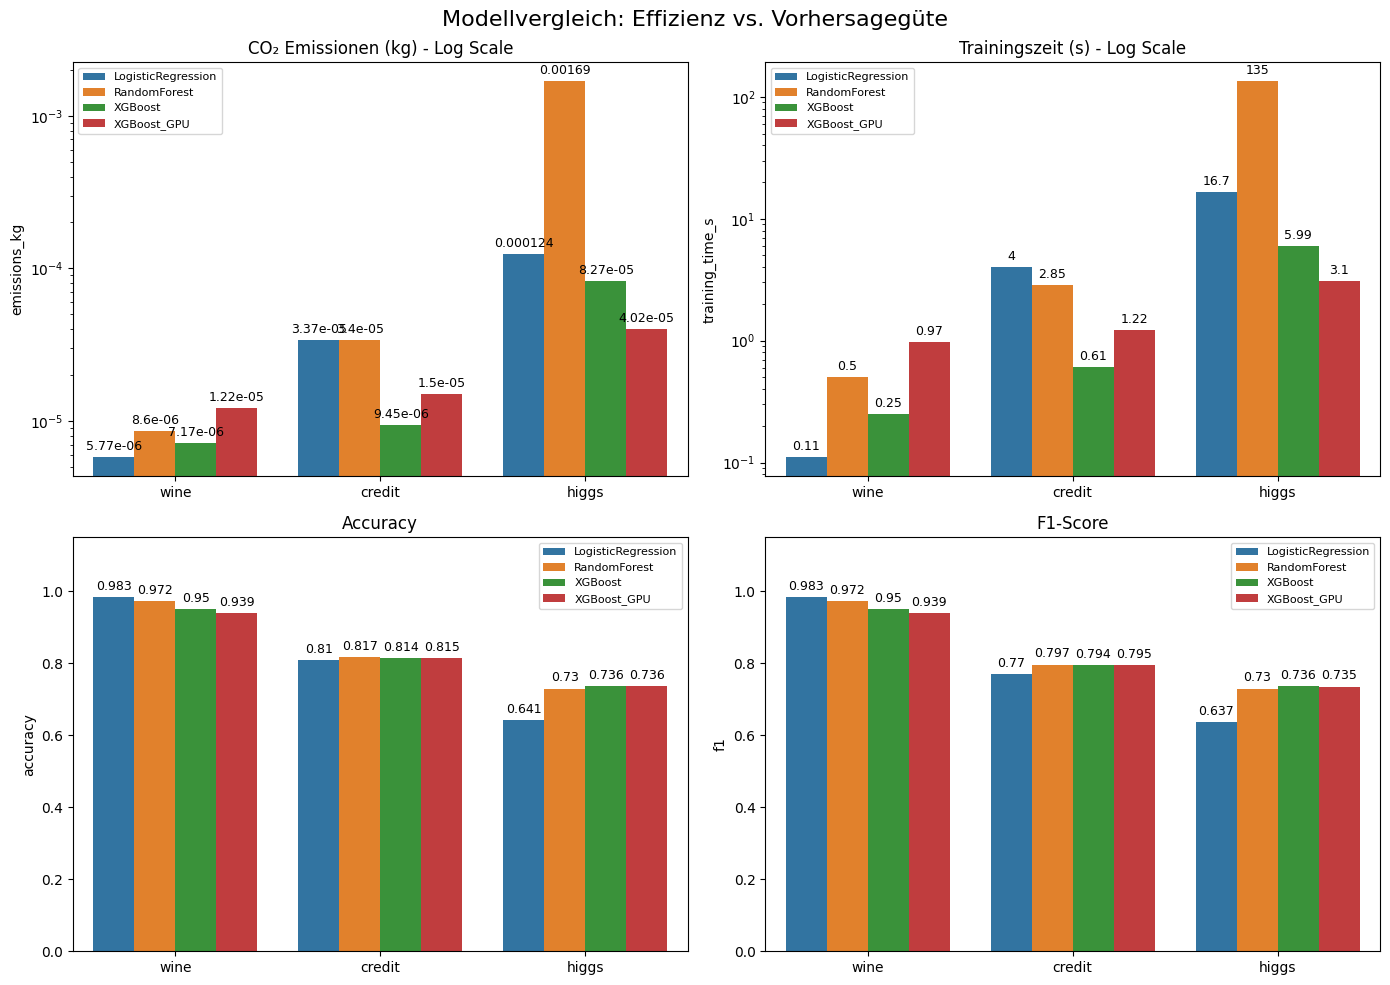
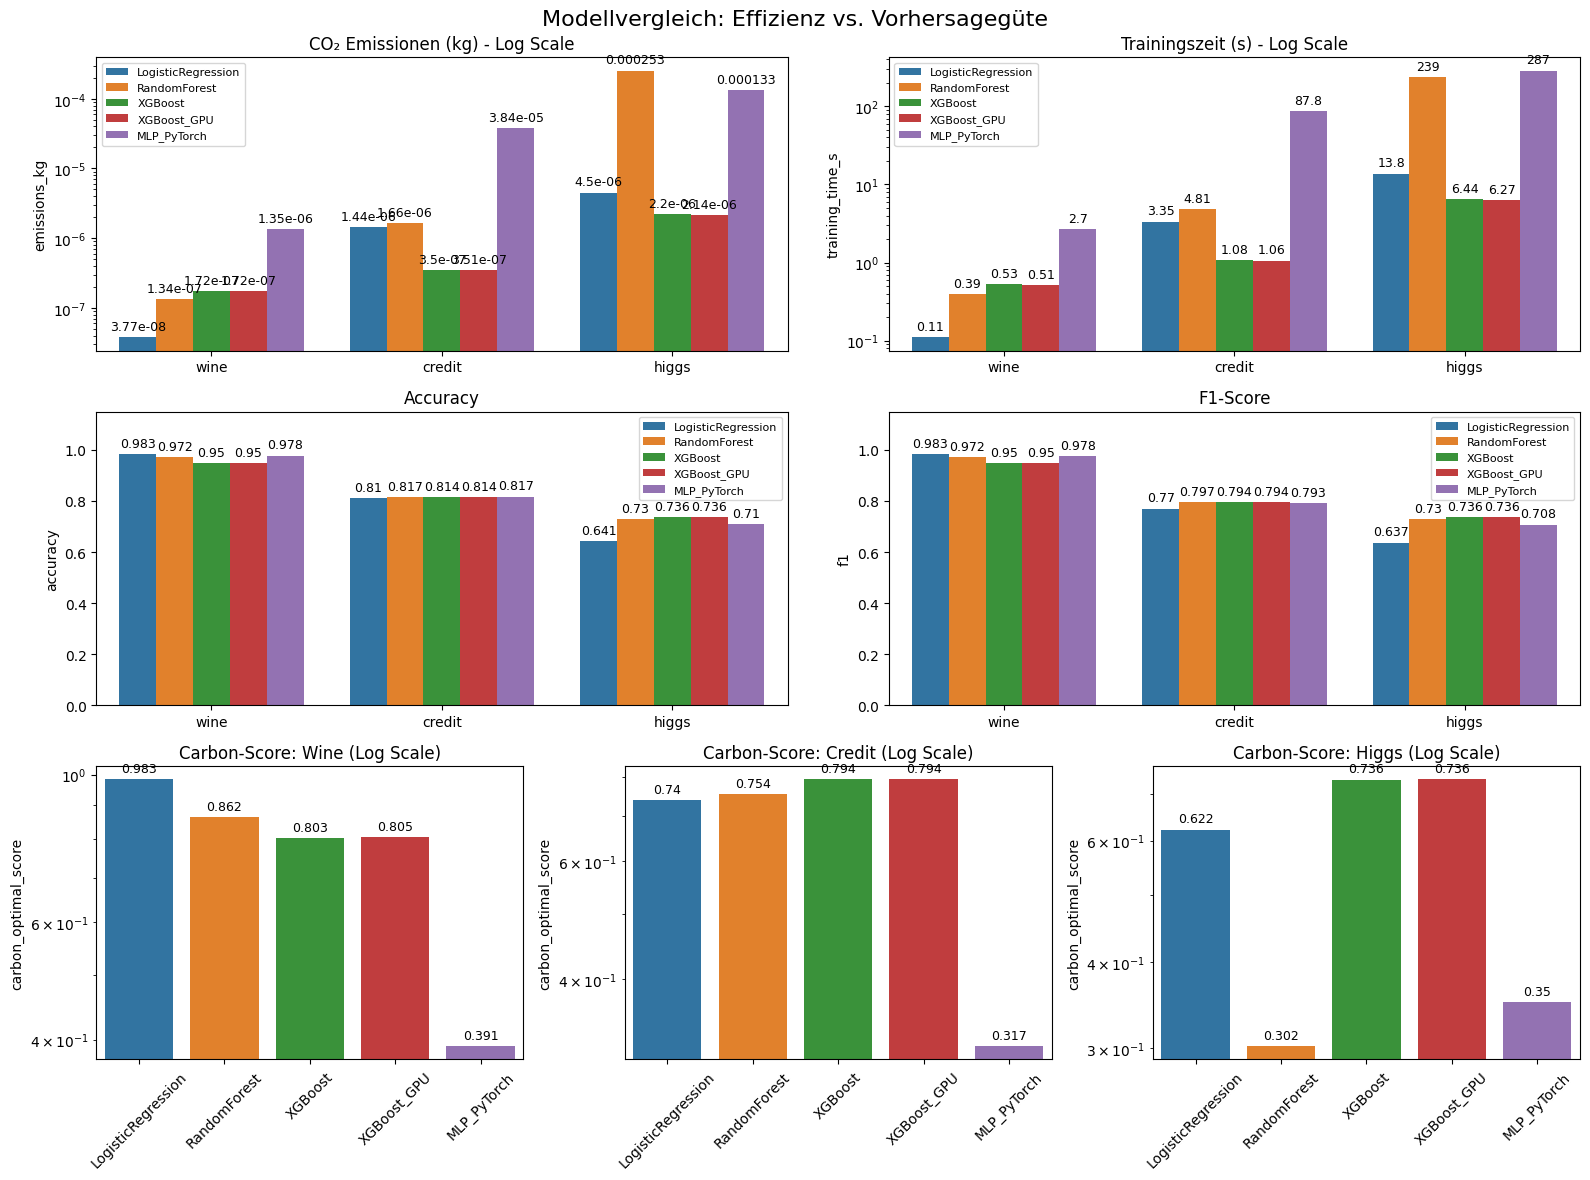
The change to this notebook cell's code, shown as a diff; its figure went from the first image to the second:
--- before
+++ after
@@ -1,59 +1,75 @@
-import pandas as pd
-import matplotlib.pyplot as plt
-import seaborn as sns
-
-# 1. Daten einlesen & bereinigen
 df = pd.read_csv("../results/results.csv")
 
-# Nur relevante Spalten behalten (score-Experimente ignorieren)
 df = df[["timestamp", "model", "dataset", "nrows", "accuracy", "f1", "emissions_kg", "training_time_s"]]
 
-# Neuesten Run pro Kombination behalten
 df = df.drop_duplicates(subset=["dataset", "nrows", "model"], keep="last")
 
-# Label nur wo nötig (higgs hat mehrere nrows, wine/credit nicht)
-df["model_label"] = df.apply(
-    lambda r: f"{r['model']} ({r['nrows']})"
-    if df[df["dataset"] == r["dataset"]]["nrows"].nunique() > 1
-    else r["model"],
-    axis=1
-)
+# l_1 gibt der Trainingszeit etwas weniger Gewicht während l_2 die emissions mit voller Gewichtung betrachtet.
+# so soll ein langsames Modell was aber nicht so viel verbraucht nicht so hart bestraft werden wie eins was einfach viel CO2 ausschüttet 
+l_1 = 0.5
+l_2 = 1
 
-# 2. Visualisierung aufbauen
-fig, axes = plt.subplots(2, 2, figsize=(14, 10))
+min_time = df.groupby('dataset')['training_time_s'].transform('min')
+max_time = df.groupby('dataset')['training_time_s'].transform('max')
+df['time_scaled'] = (df['training_time_s'] - min_time) / (max_time - min_time)
+
+min_co2 = df.groupby('dataset')['emissions_kg'].transform('min')
+max_co2 = df.groupby('dataset')['emissions_kg'].transform('max')
+df['co2_scaled'] = (df['emissions_kg'] - min_co2) / (max_co2 - min_co2)
+
+df["carbon_optimal_score"] = df["f1"] / (1 + l_1 * df["time_scaled"] + l_2 * df["co2_scaled"])
+
+# Das Problem damit ist dass die Scores erst im Nachhinein jetzt im Notebook berechnet werden. Das müsste vielleicht geändert werden dass 
+# es die Normalisierung etc. während des durchlaufens von run_all.py macht. Muss ich aber gucken wie das geht. Weil ich müsste die ja dann
+# live normalisieren jedes mal wenn ein neuer wert rein kommt.
+layout = [
+    ["emissions", "emissions", "emissions", "time", "time", "time"],
+    ["acc", "acc", "acc", "f1", "f1", "f1"],
+    ["carb_wine", "carb_wine", "carb_credit", "carb_credit", "carb_higgs", "carb_higgs"]
+]
+
+fig, axes = plt.subplot_mosaic(layout, figsize=(16, 12))
 fig.suptitle("Modellvergleich: Effizienz vs. Vorhersagegüte", fontsize=16)
 
-# Oben Links: Emissionen
-sns.barplot(data=df, x="dataset", y="emissions_kg", hue="model_label", ax=axes[0, 0])
-axes[0, 0].set_title("CO₂ Emissionen (kg) - Log Scale")
-axes[0, 0].set_yscale("log")
-axes[0, 0].set_xlabel("")
+sns.barplot(data=df, x="dataset", y="emissions_kg", hue="model", ax=axes["emissions"])
+axes["emissions"].set_title("CO₂ Emissionen (kg) - Log Scale")
+axes["emissions"].set_yscale("log")
+axes["emissions"].set_xlabel("")
 
-# Oben Rechts: Trainingszeit
-sns.barplot(data=df, x="dataset", y="training_time_s", hue="model_label", ax=axes[0, 1])
-axes[0, 1].set_title("Trainingszeit (s) - Log Scale")
-axes[0, 1].set_yscale("log")
-axes[0, 1].set_xlabel("")
+sns.barplot(data=df, x="dataset", y="training_time_s", hue="model", ax=axes["time"])
+axes["time"].set_title("Trainingszeit (s) - Log Scale")
+axes["time"].set_yscale("log")
+axes["time"].set_xlabel("")
 
-# Unten Links: Accuracy
-sns.barplot(data=df, x="dataset", y="accuracy", hue="model_label", ax=axes[1, 0])
-axes[1, 0].set_title("Accuracy")
-axes[1, 0].set_ylim(0, 1.15)
-axes[1, 0].set_xlabel("")
+sns.barplot(data=df, x="dataset", y="accuracy", hue="model", ax=axes["acc"])
+axes["acc"].set_title("Accuracy")
+axes["acc"].set_ylim(0, 1.15)
+axes["acc"].set_xlabel("")
 
-# Unten Rechts: F1-Score
-sns.barplot(data=df, x="dataset", y="f1", hue="model_label", ax=axes[1, 1])
-axes[1, 1].set_title("F1-Score")
-axes[1, 1].set_ylim(0, 1.15)
-axes[1, 1].set_xlabel("")
+sns.barplot(data=df, x="dataset", y="f1", hue="model", ax=axes["f1"])
+axes["f1"].set_title("F1-Score")
+axes["f1"].set_ylim(0, 1.15)
+axes["f1"].set_xlabel("")
 
-# 3. Absolute Zahlen über Balken
-for ax in axes.flat:
+datasets = ["wine", "credit", "higgs"]
+carb_keys = ["carb_wine", "carb_credit", "carb_higgs"]
+
+for ds, key in zip(datasets, carb_keys):
+    subset = df[df["dataset"] == ds]
+    sns.barplot(data=subset, x="model", y="carbon_optimal_score", hue="model", ax=axes[key], dodge=False)
+    axes[key].set_title(f"Carbon-Score: {ds.capitalize()} (Log Scale)")
+    axes[key].set_yscale("log")
+    axes[key].set_xlabel("")
+    axes[key].tick_params(axis='x', rotation=45)
+
+for name, ax in axes.items():
     for container in ax.containers:
         ax.bar_label(container, fmt="%.3g", padding=3, fontsize=9)
-
-# 4. Legenden anpassen
-for ax in axes.flat:
-    ax.legend(fontsize=8, title_fontsize=8)
+    
+    if name in ["emissions", "time", "acc", "f1"]:
+        ax.legend(fontsize=8, title_fontsize=8)
+    else:
+        if ax.get_legend():
+            ax.get_legend().remove()
 
 plt.tight_layout()

Commit: added a new scoring way for the carbon score that takes into account different weights between training time and emissions, added it to the notebook and also addded some sources to latex and changed some text